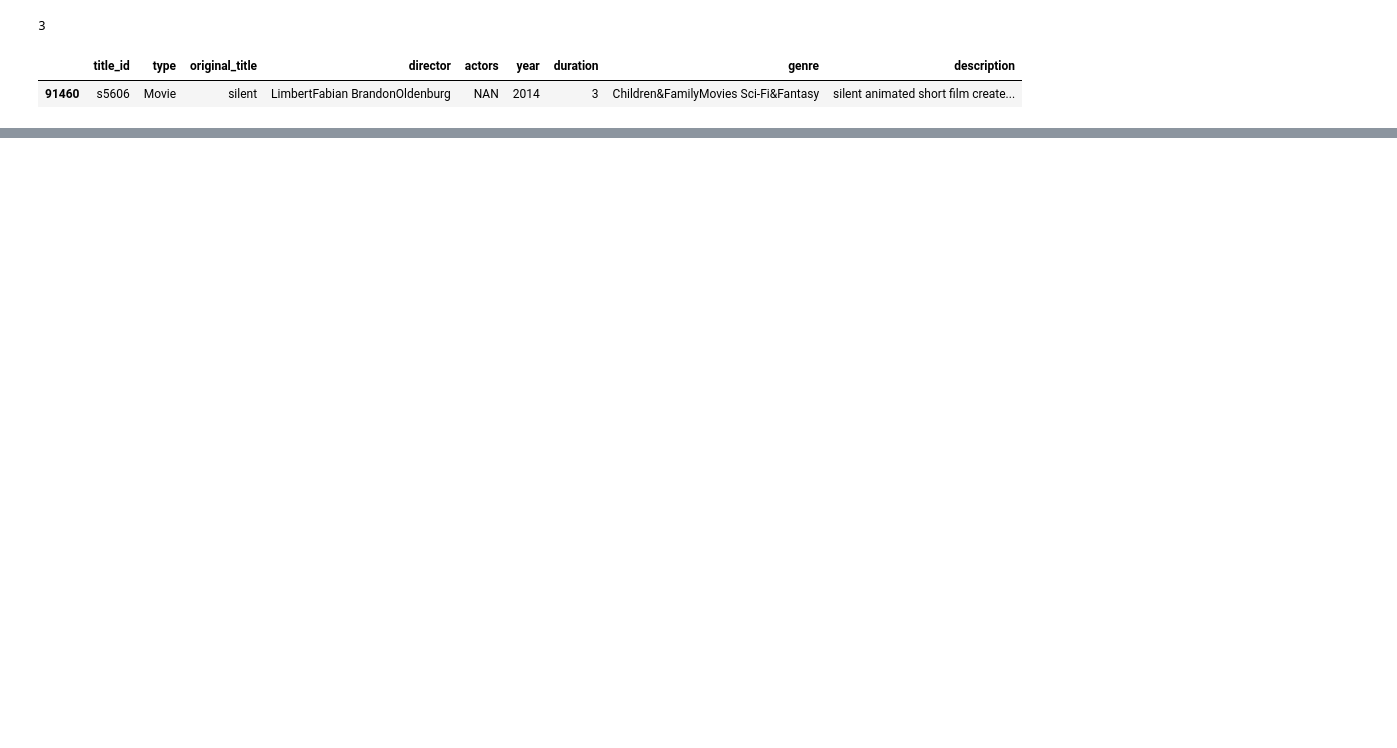
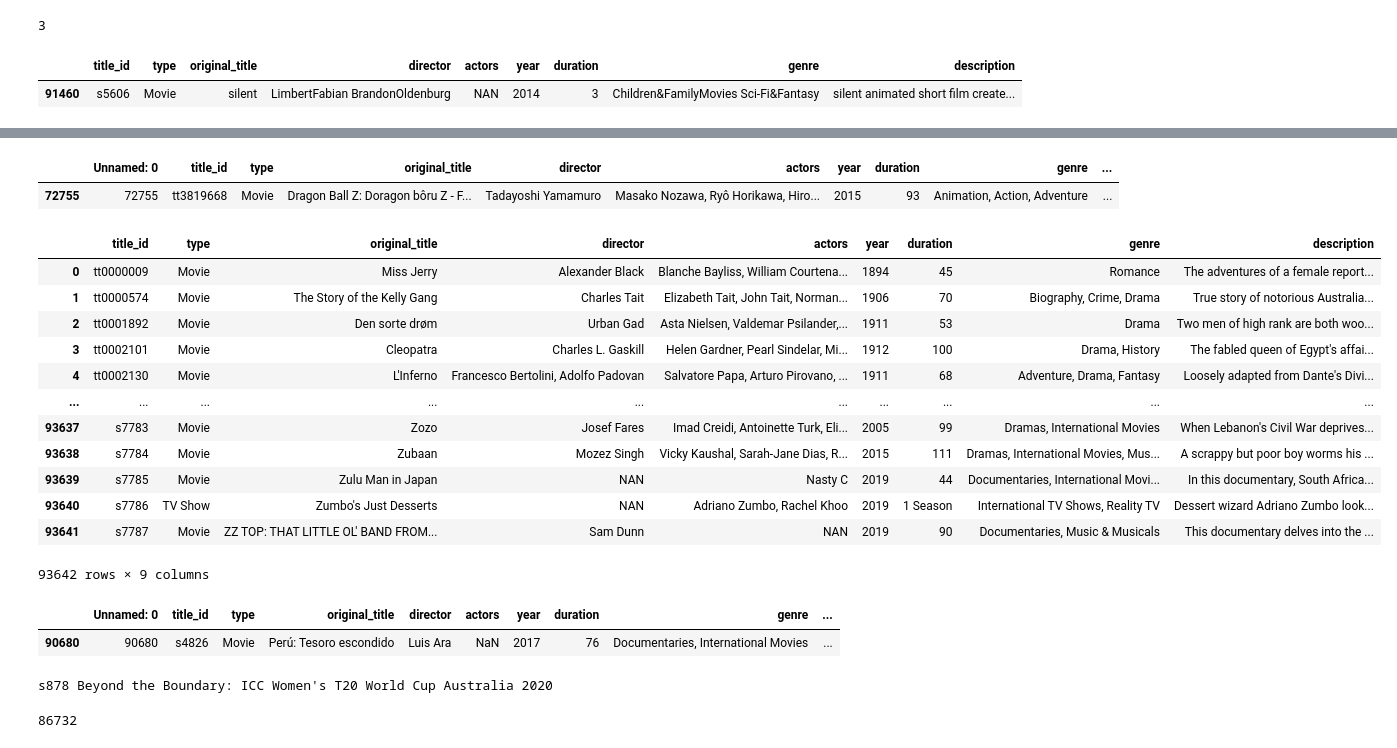
Before and after one commit to JRStingl/Capstone3, a Jupyter notebook: ProgressOnCombined.ipynb, the cells around one changed output, grey strips where cells are left out. Drawn from its saved outputs; the diff is of its cells as text; code cells hidden in the pictures; blank space fills up the shorter version.

```diff
--- a/ProgressOnCombined.ipynb
+++ b/ProgressOnCombined.ipynb
@@ -181,0 +379,2 @@ total[total.duration=='3']
+# %%
+translated = GoogleTranslator(source='auto', target='en')
@@ -181,0 +385,2 @@ total[total.duration=='3']
+# %%
+total.description = total.description.apply(lambda x: translated.translate(x))
@@ -181,0 +405,21 @@ total[total.duration=='3']
+# %%
+test[test.title_id=='tt3819668']
+# %% [output]
+|  | Unnamed: 0 | title_id | type | original_title | director | actors | year | duration | genre | ... |
+| 72755 | 72755 | tt3819668 | Movie | Dragon Ball Z: Doragon bôru Z - F... | Tadayoshi Yamamuro | Masako Nozawa, Ryô Horikawa, Hiro... | 2015 | 93 | Animation, Action, Adventure | ... |
+# %%
+total
+# %% [output]
+|  | title_id | type | original_title | director | actors | year | duration | genre | description |
+| 0 | tt0000009 | Movie | Miss Jerry | Alexander Black | Blanche Bayliss, William Courtena... | 1894 | 45 | Romance | The adventures of a female report... |
+| 1 | tt0000574 | Movie | The Story of the Kelly Gang | Charles Tait | Elizabeth Tait, John Tait, Norman... | 1906 | 70 | Biography, Crime, Drama | True story of notorious Australia... |
+| 2 | tt0001892 | Movie | Den sorte drøm | Urban Gad | Asta Nielsen, Valdemar Psilander,... | 1911 | 53 | Drama | Two men of high rank are both woo... |
+| 3 | tt0002101 | Movie | Cleopatra | Charles L. Gaskill | Helen Gardner, Pearl Sindelar, Mi... | 1912 | 100 | Drama, History | The fabled queen of Egypt's affai... |
+| 4 | tt0002130 | Movie | L'Inferno | Francesco Bertolini, Adolfo Padovan | Salvatore Papa, Arturo Pirovano, ... | 1911 | 68 | Adventure, Drama, Fantasy | Loosely adapted from Dante's Divi... |
+| ... | ... | ... | ... | ... | ... | ... | ... | ... | ... |
+| 93637 | s7783 | Movie | Zozo | Josef Fares | Imad Creidi, Antoinette Turk, Eli... | 2005 | 99 | Dramas, International Movies | When Lebanon's Civil War deprives... |
+| 93638 | s7784 | Movie | Zubaan | Mozez Singh | Vicky Kaushal, Sarah-Jane Dias, R... | 2015 | 111 | Dramas, International Movies, Mus... | A scrappy but poor boy worms his ... |
+| 93639 | s7785 | Movie | Zulu Man in Japan | NAN | Nasty C | 2019 | 44 | Documentaries, International Movi... | In this documentary, South Africa... |
+| 93640 | s7786 | TV Show | Zumbo's Just Desserts | NAN | Adriano Zumbo, Rachel Khoo | 2019 | 1 Season | International TV Shows, Reality TV | Dessert wizard Adriano Zumbo look... |
+| 93641 | s7787 | Movie | ZZ TOP: THAT LITTLE OL' BAND FROM... | Sam Dunn | NAN | 2019 | 90 | Documentaries, Music & Musicals | This documentary delves into the ... |
+93642 rows × 9 columns
@@ -181,0 +430,5 @@ total[total.duration=='3']
+# %%
+test[total.title_id == 's4826']
+# %% [output]
+|  | Unnamed: 0 | title_id | type | original_title | director | actors | year | duration | genre | ... |
+| 90680 | 90680 | s4826 | Movie | Perú: Tesoro escondido | Luis Ara | NaN | 2017 | 76 | Documentaries, International Movies | ... |
@@ -181,0 +439,13 @@ total[total.duration=='3']
+# %%
+    new_ids=[]
+    for m_id, title in zip(ids,top_ten):
+        if m_id[0]=='s':
+            # _, imdb_id = get_imdb_link(imdb_movies[imdb_movies.title_id==id].original_title)
+            print(m_id, title)
+            _, imdb_id = get_imdb_link(title)
+            new_ids.append(imdb_id)
+        else:
+            new_ids.append(m_id)
+    ids = new_ids
+# %% [output]
+s878 Beyond the Boundary: ICC Women's T20 World Cup Australia 2020
@@ -181,0 +471,4 @@ total[total.duration=='3']
+# %%
+86732
+# %% [output]
+86732
```
Also changed, not shown: parts of 46 cells of this notebook, 1 other file.
